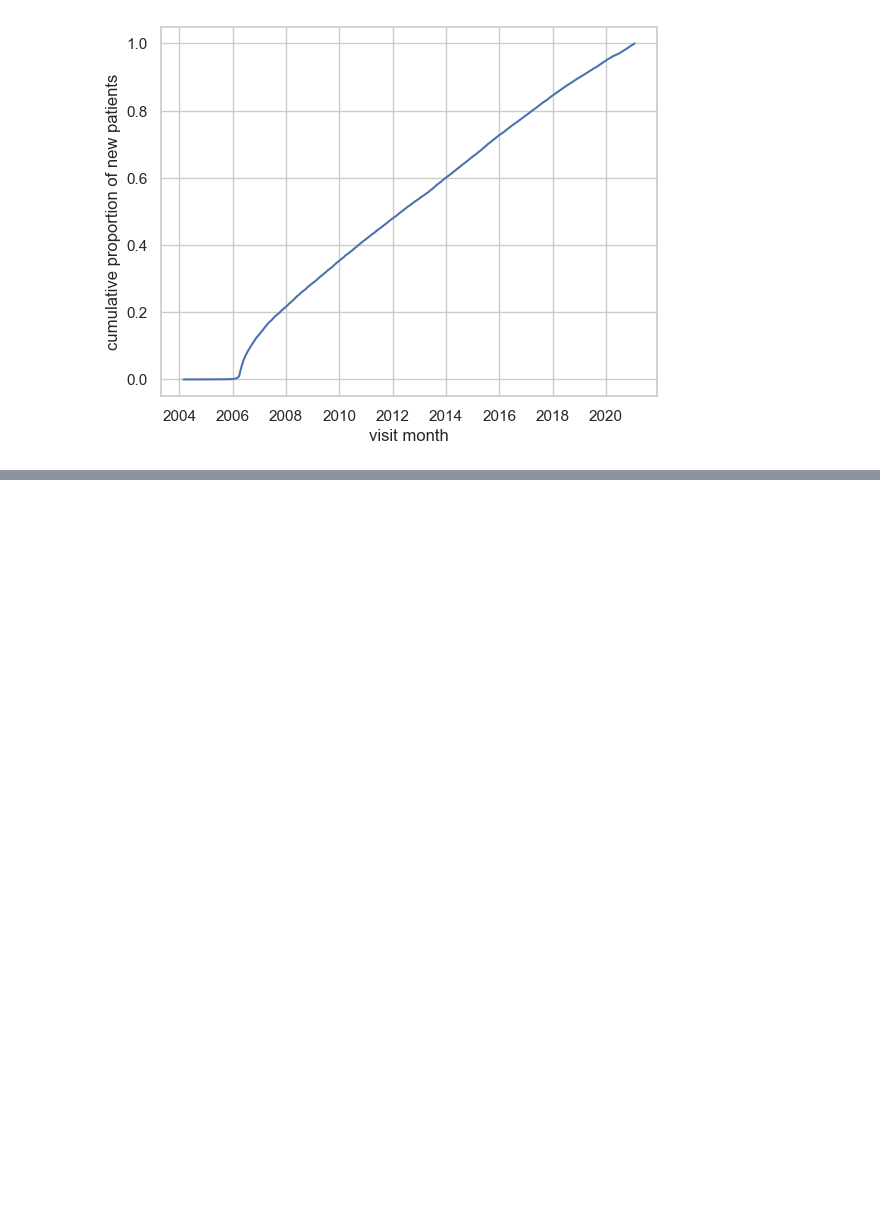
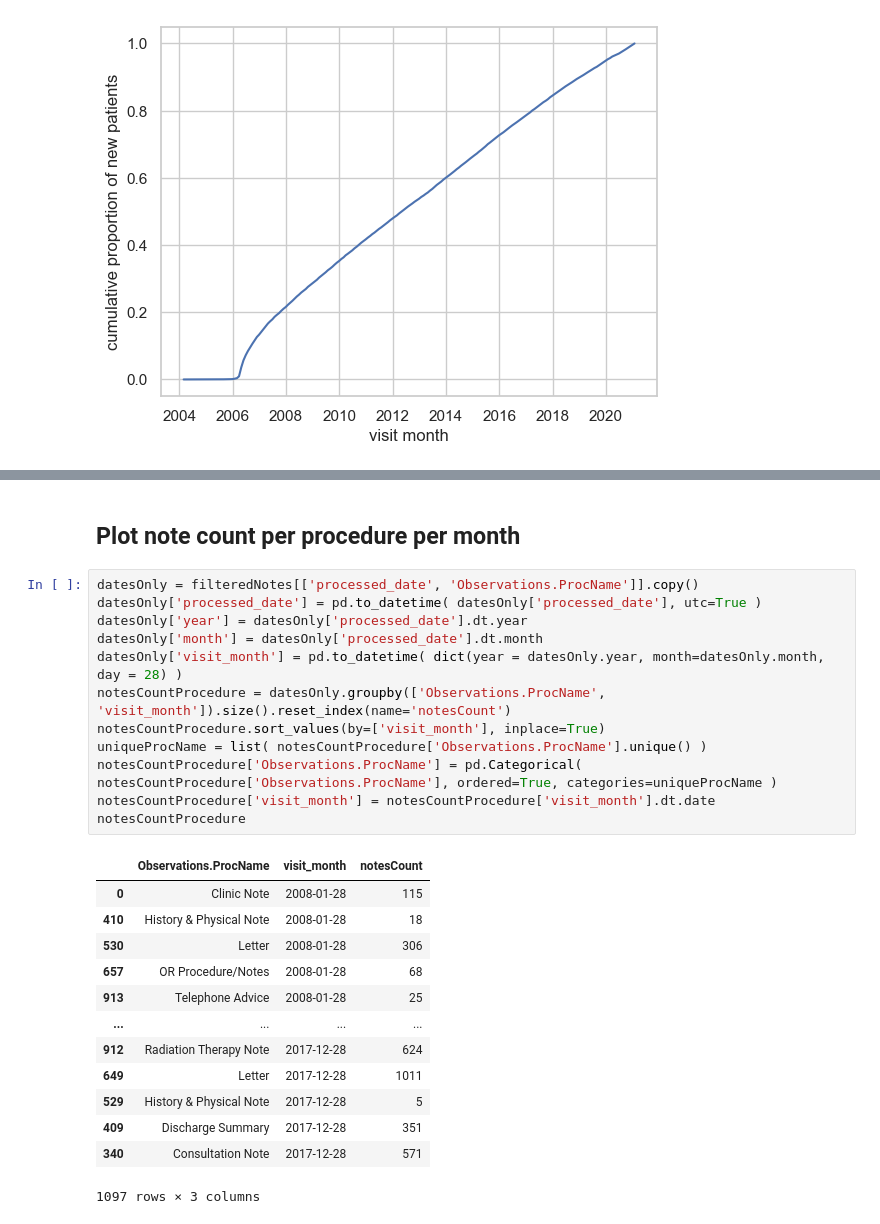
Before and after one commit to ml4oncology/make-notes-dataset, a Jupyter notebook: notebooks/1.validation-PlotNote_PatientCount.ipynb, the cells around one changed output, grey strips where cells are left out. Drawn from its saved outputs; the diff is of its cells as text; blank space fills up the shorter version.

```diff
--- a/notebooks/1.validation-PlotNote_PatientCount.ipynb
+++ b/notebooks/1.validation-PlotNote_PatientCount.ipynb
@@ -170,0 +181,28 @@ Text(0.5, 0, 'visit month')
+# %% [markdown]
+## Plot note count per procedure per month
+# %%
+datesOnly = filteredNotes[['processed_date', 'Observations.ProcName']].copy()
+datesOnly['processed_date'] = pd.to_datetime( datesOnly['processed_date'], utc=True )
+datesOnly['year'] = datesOnly['processed_date'].dt.year
+datesOnly['month'] = datesOnly['processed_date'].dt.month
+datesOnly['visit_month'] = pd.to_datetime( dict(year = datesOnly.year, month=datesOnly.month, day = 28) )
+notesCountProcedure = datesOnly.groupby(['Observations.ProcName', 'visit_month']).size().reset_index(name='notesCount')
+notesCountProcedure.sort_values(by=['visit_month'], inplace=True)
+uniqueProcName = list( notesCountProcedure['Observations.ProcName'].unique() )
+notesCountProcedure['Observations.ProcName'] = pd.Categorical( notesCountProcedure['Observations.ProcName'], ordered=True, categories=uniqueProcName )
+notesCountProcedure['visit_month'] = notesCountProcedure['visit_month'].dt.date
+notesCountProcedure
+# %% [output]
+|  | Observations.ProcName | visit_month | notesCount |
+| 0 | Clinic Note | 2008-01-28 | 115 |
+| 410 | History & Physical Note | 2008-01-28 | 18 |
+| 530 | Letter | 2008-01-28 | 306 |
+| 657 | OR Procedure/Notes | 2008-01-28 | 68 |
+| 913 | Telephone Advice | 2008-01-28 | 25 |
+| ... | ... | ... | ... |
+| 912 | Radiation Therapy Note | 2017-12-28 | 624 |
+| 649 | Letter | 2017-12-28 | 1011 |
+| 529 | History & Physical Note | 2017-12-28 | 5 |
+| 409 | Discharge Summary | 2017-12-28 | 351 |
+| 340 | Consultation Note | 2017-12-28 | 571 |
+1097 rows × 3 columns
```
Also changed, not shown: parts of 17 cells of this notebook.
